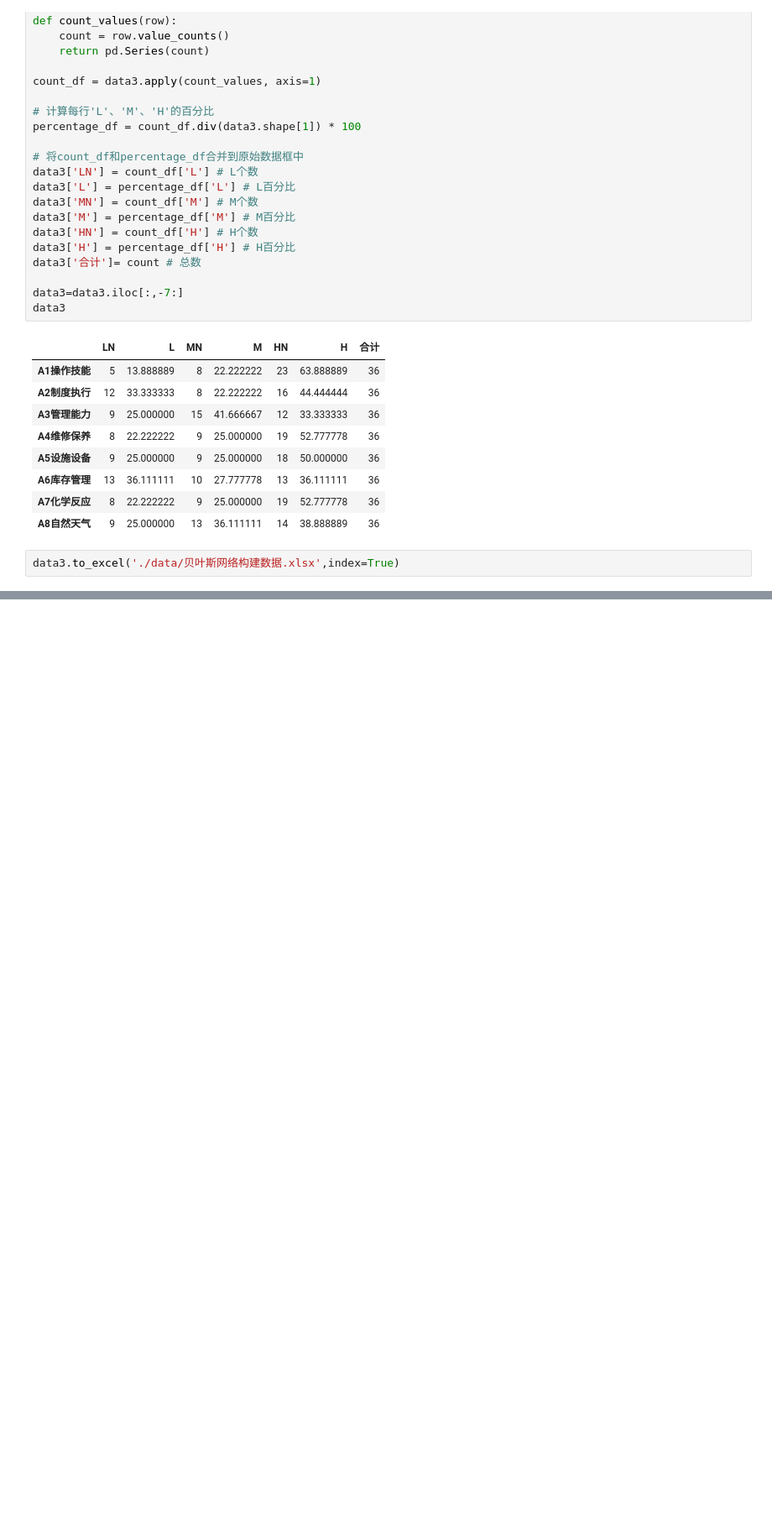
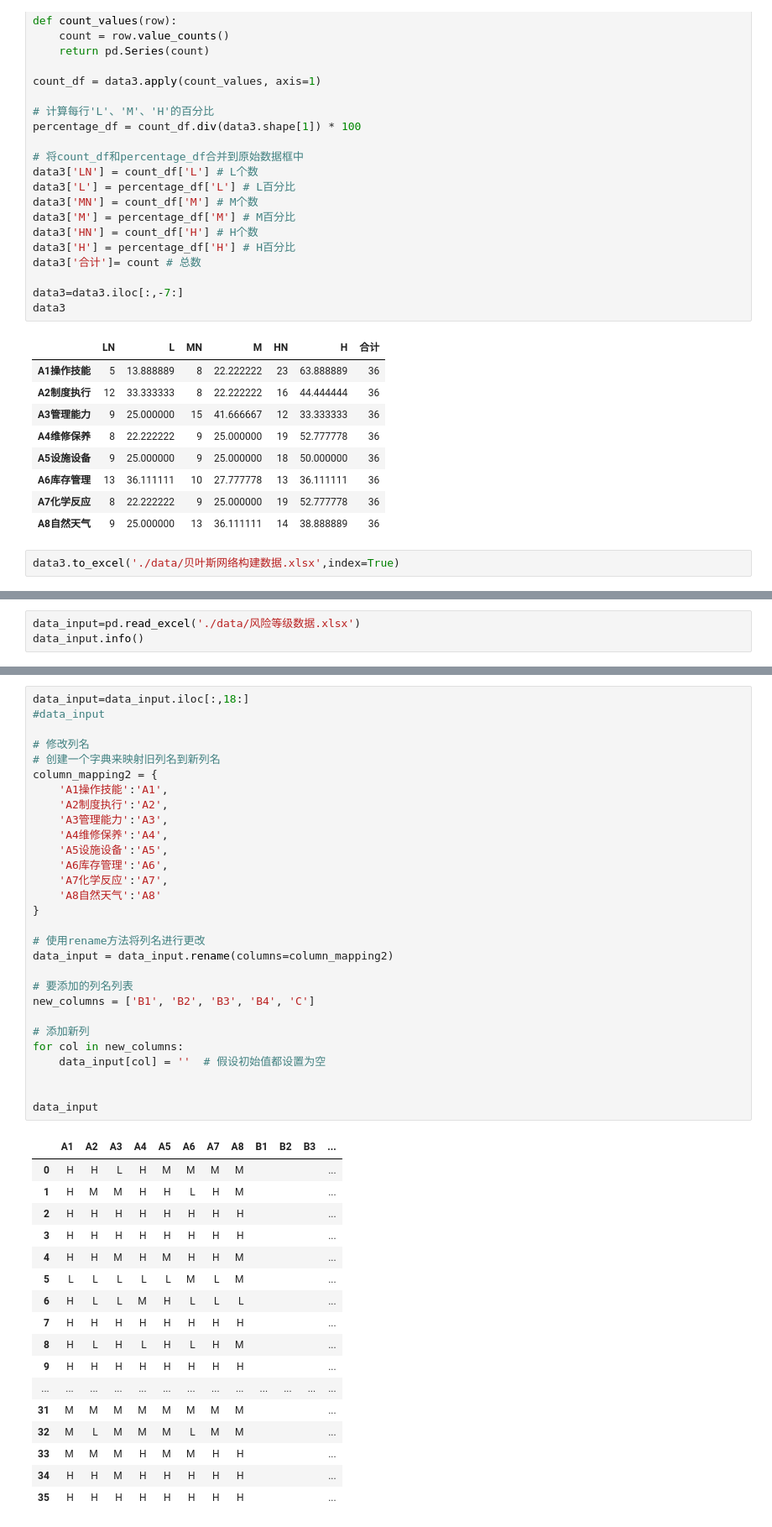
Before and after one commit to Zhou1317fe5/ml-projects, a Jupyter notebook: 贝叶斯危化品仓储风险分析/code/demo.ipynb, the cells around one changed output, grey strips where cells are left out. Shown at 84% size. Drawn from its saved outputs; the diff is of its cells as text; blank space fills up the shorter version.

```diff
--- a/贝叶斯危化品仓储风险分析/code/demo.ipynb
+++ b/贝叶斯危化品仓储风险分析/code/demo.ipynb
@@ -352,0 +386,3 @@ data3.to_excel('./data/贝叶斯网络构建数据.xlsx',index=True)
+# %%
+data_input=pd.read_excel('./data/风险等级数据.xlsx')
+data_input.info()
@@ -352,0 +407,47 @@ data3.to_excel('./data/贝叶斯网络构建数据.xlsx',index=True)
+# %%
+data_input=data_input.iloc[:,18:]
+#data_input
+
+# 修改列名
+# 创建一个字典来映射旧列名到新列名
+column_mapping2 = {
+    'A1操作技能':'A1',
+    'A2制度执行':'A2',
+    'A3管理能力':'A3',
+    'A4维修保养':'A4',
+    'A5设施设备':'A5',
+    'A6库存管理':'A6',
+    'A7化学反应':'A7',
+    'A8自然天气':'A8'
+}
+
+# 使用rename方法将列名进行更改
+data_input = data_input.rename(columns=column_mapping2)
+
+# 要添加的列名列表
+new_columns = ['B1', 'B2', 'B3', 'B4', 'C']
+
+# 添加新列
+for col in new_columns:
+    data_input[col] = ''  # 假设初始值都设置为空
+
+
+data_input
+# %% [output]
+|  | A1 | A2 | A3 | A4 | A5 | A6 | A7 | A8 | B1 | B2 | B3 | ... |
+| 0 | H | H | L | H | M | M | M | M |  |  |  | ... |
+| 1 | H | M | M | H | H | L | H | M |  |  |  | ... |
+| 2 | H | H | H | H | H | H | H | H |  |  |  | ... |
+| 3 | H | H | H | H | H | H | H | H |  |  |  | ... |
+| 4 | H | H | M | H | M | H | H | M |  |  |  | ... |
+| 5 | L | L | L | L | L | M | L | M |  |  |  | ... |
+| 6 | H | L | L | M | H | L | L | L |  |  |  | ... |
+| 7 | H | H | H | H | H | H | H | H |  |  |  | ... |
+| 8 | H | L | H | L | H | L | H | M |  |  |  | ... |
+| 9 | H | H | H | H | H | H | H | H |  |  |  | ... |
+| ... | ... | ... | ... | ... | ... | ... | ... | ... | ... | ... | ... | ... |
+| 31 | M | M | M | M | M | M | M | M |  |  |  | ... |
+| 32 | M | L | M | M | M | L | M | M |  |  |  | ... |
+| 33 | M | M | M | H | M | M | H | H |  |  |  | ... |
+| 34 | H | H | M | H | H | H | H | H |  |  |  | ... |
+| 35 | H | H | H | H | H | H | H | H |  |  |  | ... |
```
Also changed, not shown: parts of 8 cells of this notebook, 1 other file.
